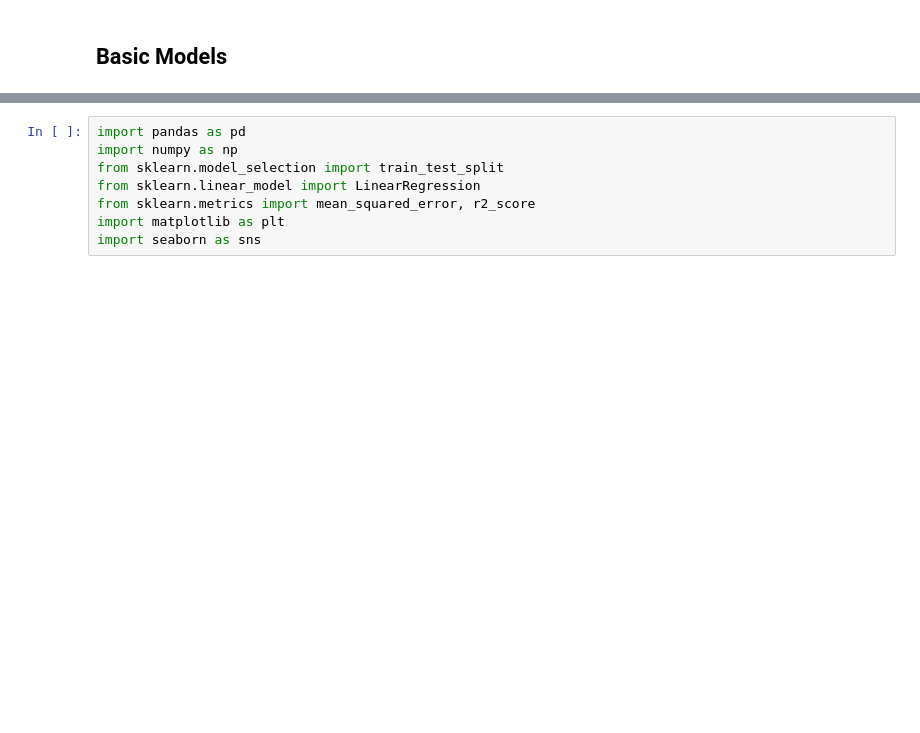
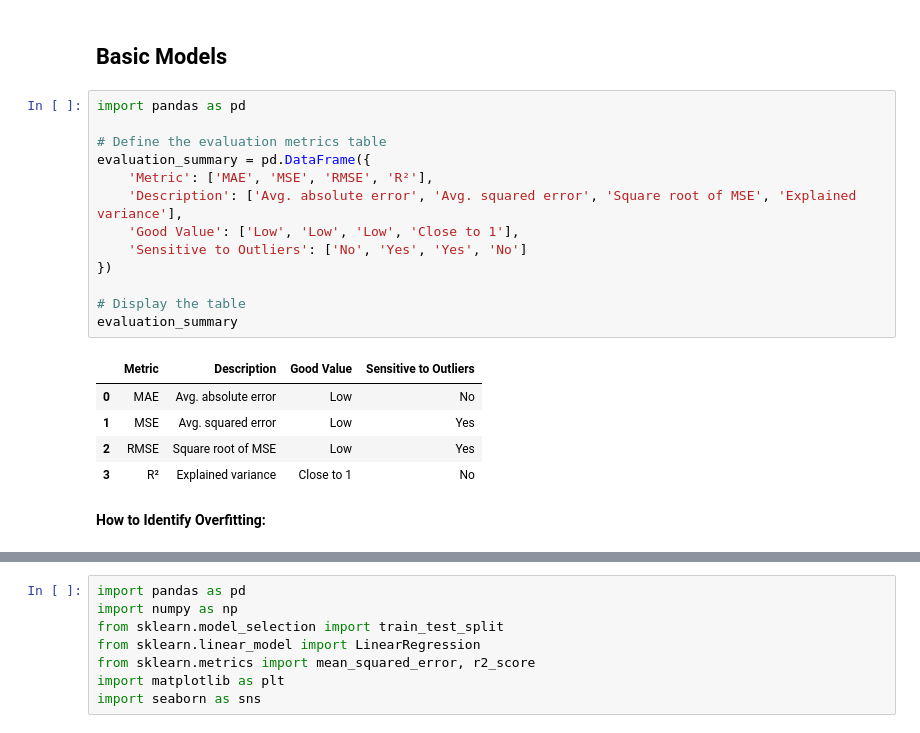
Before and after one commit to Kanchan786786/Capstone_project-, a Jupyter notebook: Meta_Final Models.ipynb, the cells around one changed output, grey strips where cells are left out. Saved outputs shown, nothing was run; the diff lists cells and outputs as text; blank space fills up the shorter version.

```diff
--- a/Meta_Final Models.ipynb
+++ b/Meta_Final Models.ipynb
@@ -1,2 +1,23 @@
 # %% [markdown]
 ## Basic Models
+# %%
+import pandas as pd
+
+# Define the evaluation metrics table
+evaluation_summary = pd.DataFrame({
+    'Metric': ['MAE', 'MSE', 'RMSE', 'R²'],
+    'Description': ['Avg. absolute error', 'Avg. squared error', 'Square root of MSE', 'Explained variance'],
+    'Good Value': ['Low', 'Low', 'Low', 'Close to 1'],
+    'Sensitive to Outliers': ['No', 'Yes', 'Yes', 'No']
+})
+
+# Display the table
+evaluation_summary
+# %% [output]
+|  | Metric | Description | Good Value | Sensitive to Outliers |
+| 0 | MAE | Avg. absolute error | Low | No |
+| 1 | MSE | Avg. squared error | Low | Yes |
+| 2 | RMSE | Square root of MSE | Low | Yes |
+| 3 | R² | Explained variance | Close to 1 | No |
+# %% [markdown]
+**How to Identify Overfitting:**
```
Also changed, not shown: parts of 2 cells of this notebook.
